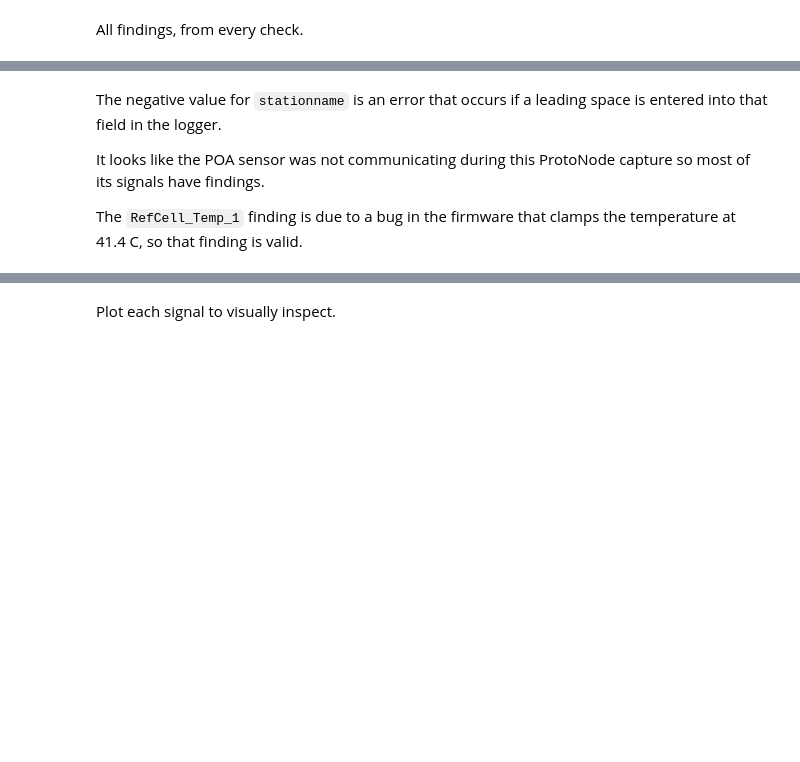
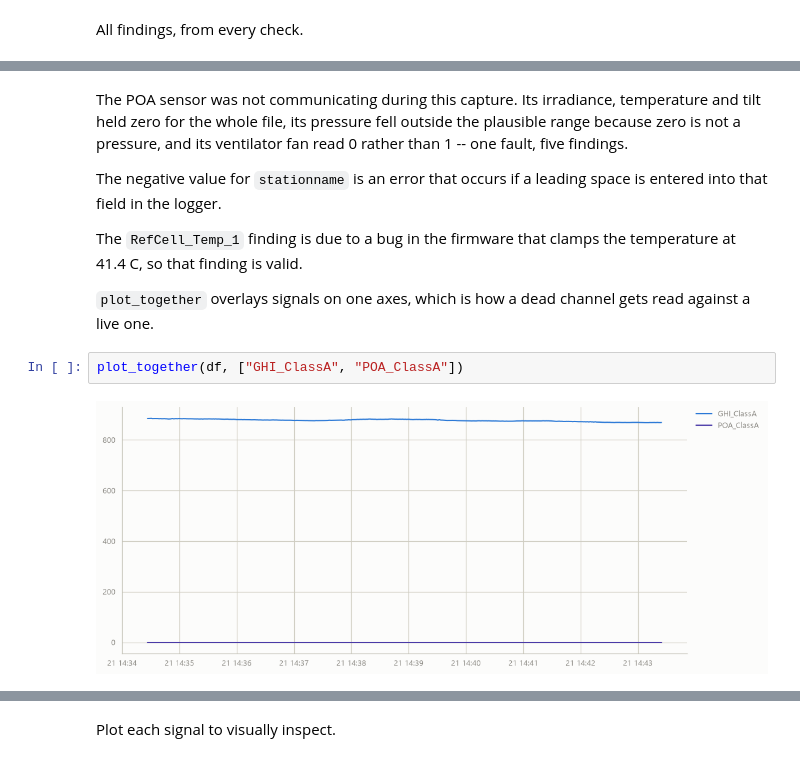
Before and after one commit to bftrock/se-analysis, a Jupyter notebook: notebooks/Validate_ProtoNode_File.ipynb, the cells around one changed output, grey strips where cells are left out. Cells and saved outputs as stored; diff of their text form; blank space fills up the shorter version.

```diff
--- a/notebooks/Process_ProtoNode_File.ipynb
+++ b/notebooks/Validate_ProtoNode_File.ipynb
@@ -81,6 +122,12 @@ findings
 # %% [markdown]
+The POA sensor was not communicating during this capture. Its irradiance, temperature and tilt held zero for the whole file, its pressure fell outside the plausible range because zero is not a pressure, and its ventilator fan read 0 rather than 1 -- one fault, five findings.
+
 The negative value for `stationname` is an error that occurs if a leading space is entered into that field in the logger.
 
-It looks like the POA sensor was not communicating during this ProtoNode capture so most of its signals have findings.
+The `RefCell_Temp_1` finding is due to a bug in the firmware that clamps the temperature at 41.4 C, so that finding is valid.
 
-The `RefCell_Temp_1` finding is due to a bug in the firmware that clamps the temperature at 41.4 C, so that finding is valid.
+`plot_together` overlays signals on one axes, which is how a dead channel gets read against a live one.
+# %%
+plot_together(df, ["GHI_ClassA", "POA_ClassA"])
+# %% [output]
+[figure, added]
```
Also changed, not shown: parts of 15 cells of this notebook, 4 other files.
